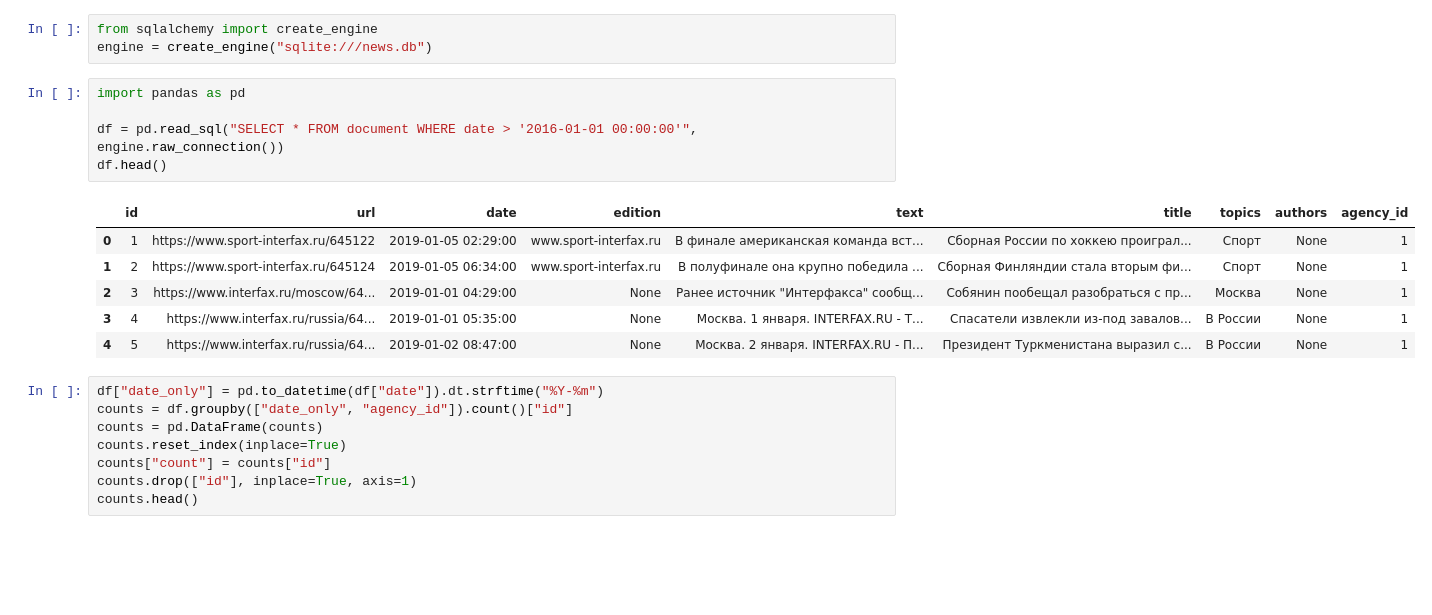
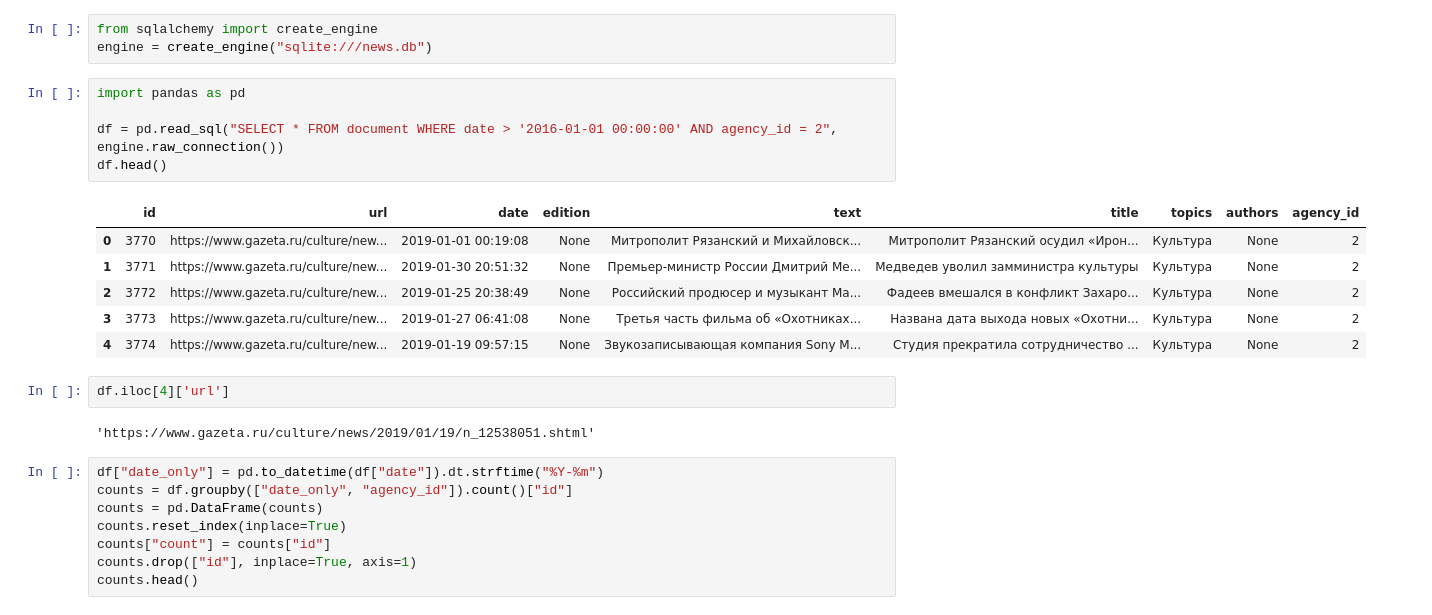
Before and after one commit to IlyaGusev/purano, a Jupyter notebook: visualisations.ipynb, the cells around one changed output. Saved outputs shown, nothing was run; the diff lists cells and outputs as text; blank space fills up the shorter version.

```diff
--- a/visualisations.ipynb
+++ b/visualisations.ipynb
@@ -7,15 +7,19 @@ engine = create_engine("sqlite:///news.db")
 # %%
 import pandas as pd
 
-df = pd.read_sql("SELECT * FROM document WHERE date > '2016-01-01 00:00:00'", engine.raw_connection())
+df = pd.read_sql("SELECT * FROM document WHERE date > '2016-01-01 00:00:00' AND agency_id = 2", engine.raw_connection())
 df.head()
 # %% [output]
 |  | id | url | date | edition | text | title | topics | authors | agency_id |
-| 0 | 1 | https://www.sport-interfax.ru/645122 | 2019-01-05 02:29:00 | www.sport-interfax.ru | В финале американская команда вст... | Сборная России по хоккею проиграл... | Спорт | None | 1 |
-| 1 | 2 | https://www.sport-interfax.ru/645124 | 2019-01-05 06:34:00 | www.sport-interfax.ru | В полуфинале она крупно победила ... | Сборная Финляндии стала вторым фи... | Спорт | None | 1 |
-| 2 | 3 | https://www.interfax.ru/moscow/64... | 2019-01-01 04:29:00 | None | Ранее источник "Интерфакса" сообщ... | Собянин пообещал разобраться с пр... | Москва | None | 1 |
-| 3 | 4 | https://www.interfax.ru/russia/64... | 2019-01-01 05:35:00 | None | Москва. 1 января. INTERFAX.RU - Т... | Спасатели извлекли из-под завалов... | В России | None | 1 |
-| 4 | 5 | https://www.interfax.ru/russia/64... | 2019-01-02 08:47:00 | None | Москва. 2 января. INTERFAX.RU - П... | Президент Туркменистана выразил с... | В России | None | 1 |
+| 0 | 3770 | https://www.gazeta.ru/culture/new... | 2019-01-01 00:19:08 | None | Митрополит Рязанский и Михайловск... | Митрополит Рязанский осудил «Ирон... | Культура | None | 2 |
+| 1 | 3771 | https://www.gazeta.ru/culture/new... | 2019-01-30 20:51:32 | None | Премьер-министр России Дмитрий Ме... | Медведев уволил замминистра культуры | Культура | None | 2 |
+| 2 | 3772 | https://www.gazeta.ru/culture/new... | 2019-01-25 20:38:49 | None | Российский продюсер и музыкант Ма... | Фадеев вмешался в конфликт Захаро... | Культура | None | 2 |
+| 3 | 3773 | https://www.gazeta.ru/culture/new... | 2019-01-27 06:41:08 | None | Третья часть фильма об «Охотниках... | Названа дата выхода новых «Охотни... | Культура | None | 2 |
+| 4 | 3774 | https://www.gazeta.ru/culture/new... | 2019-01-19 09:57:15 | None | Звукозаписывающая компания Sony M... | Студия прекратила сотрудничество ... | Культура | None | 2 |
+# %%
+df.iloc[4]['url']
+# %% [output]
+'https://www.gazeta.ru/culture/news/2019/01/19/n_12538051.shtml'
 # %%
 df["date_only"] = pd.to_datetime(df["date"]).dt.strftime("%Y-%m")
 counts = df.groupby(["date_only", "agency_id"]).count()["id"]
```
Also changed, not shown: 3 other files.
